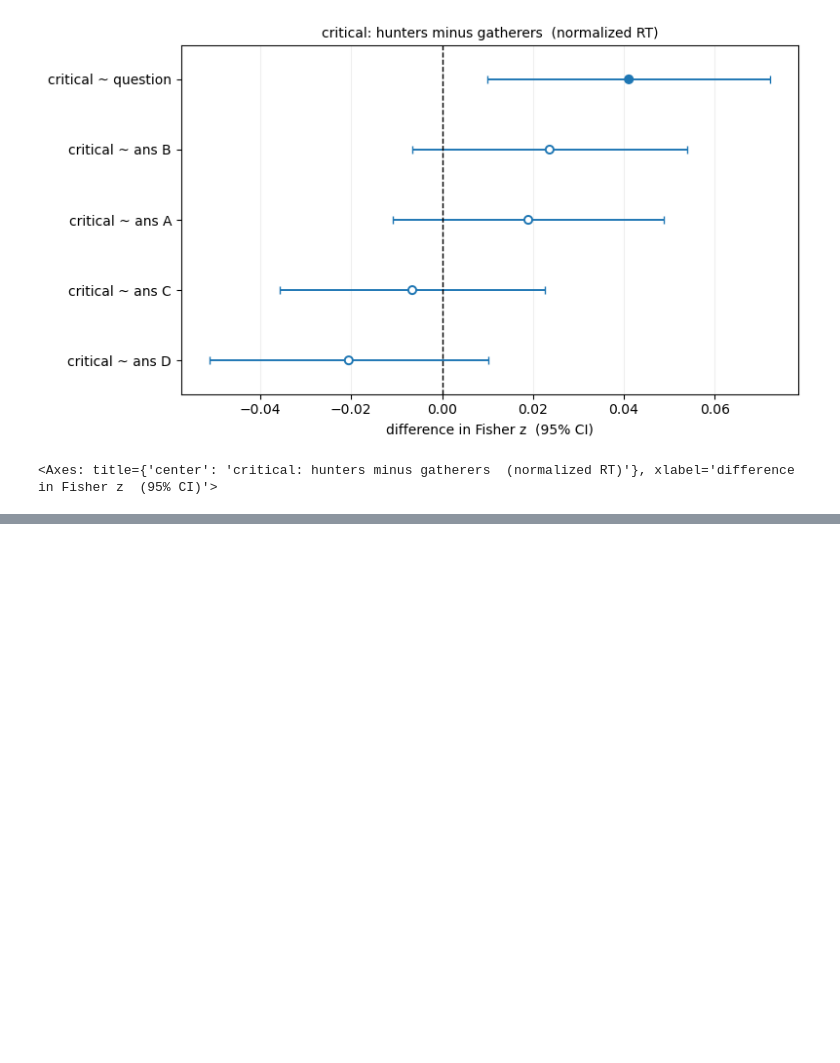
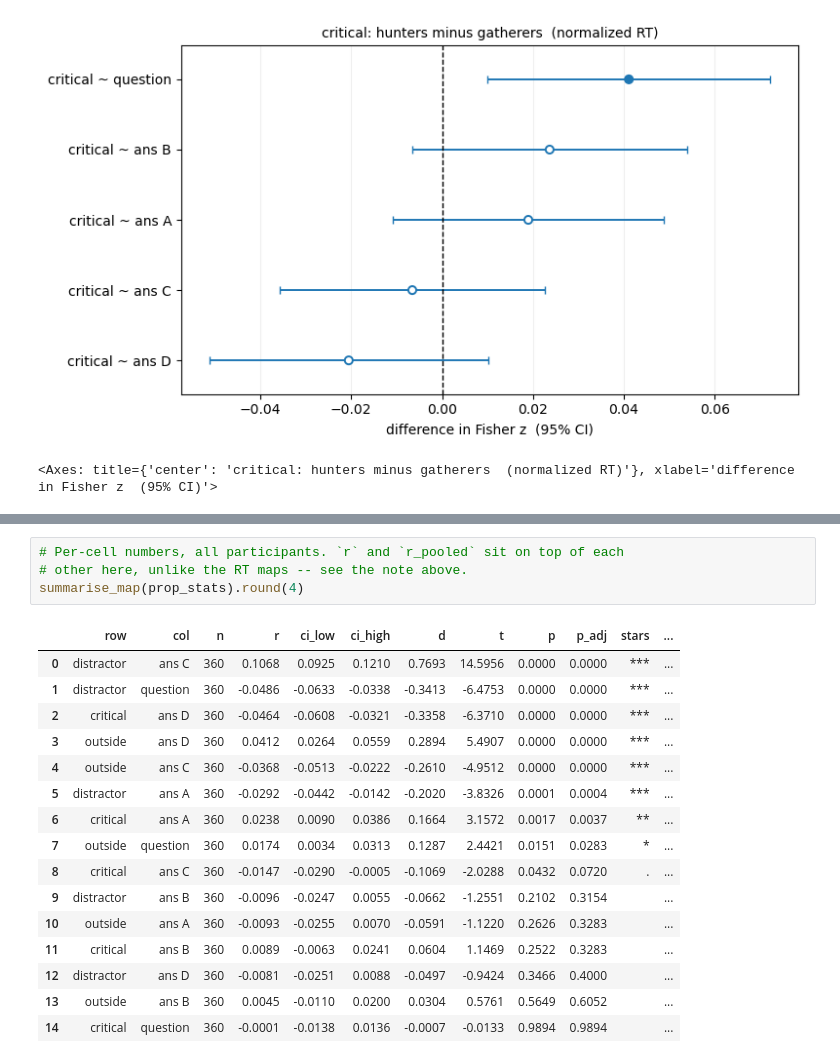
Before and after one commit to Mormorfor/QA_eyetracking, a Jupyter notebook: notebooks/text_associations.ipynb, the cells around one changed output, grey strips where cells are left out. Cells and saved outputs as stored; diff of their text form; blank space fills up the shorter version.

```diff
--- a/notebooks/text_associations.ipynb
+++ b/notebooks/text_associations.ipynb
@@ -687,0 +418,21 @@ display(rt_sweep_r2.round(3))
+# %%
+# Per-cell numbers, all participants. `r` and `r_pooled` sit on top of each
+# other here, unlike the RT maps -- see the note above.
+summarise_map(prop_stats).round(4)
+# %% [output]
+|  | row | col | n | r | ci_low | ci_high | d | t | p | p_adj | stars | ... |
+| 0 | distractor | ans C | 360 | 0.1068 | 0.0925 | 0.1210 | 0.7693 | 14.5956 | 0.0000 | 0.0000 | *** | ... |
+| 1 | distractor | question | 360 | -0.0486 | -0.0633 | -0.0338 | -0.3413 | -6.4753 | 0.0000 | 0.0000 | *** | ... |
+| 2 | critical | ans D | 360 | -0.0464 | -0.0608 | -0.0321 | -0.3358 | -6.3710 | 0.0000 | 0.0000 | *** | ... |
+| 3 | outside | ans D | 360 | 0.0412 | 0.0264 | 0.0559 | 0.2894 | 5.4907 | 0.0000 | 0.0000 | *** | ... |
+| 4 | outside | ans C | 360 | -0.0368 | -0.0513 | -0.0222 | -0.2610 | -4.9512 | 0.0000 | 0.0000 | *** | ... |
+| 5 | distractor | ans A | 360 | -0.0292 | -0.0442 | -0.0142 | -0.2020 | -3.8326 | 0.0001 | 0.0004 | *** | ... |
+| 6 | critical | ans A | 360 | 0.0238 | 0.0090 | 0.0386 | 0.1664 | 3.1572 | 0.0017 | 0.0037 | ** | ... |
+| 7 | outside | question | 360 | 0.0174 | 0.0034 | 0.0313 | 0.1287 | 2.4421 | 0.0151 | 0.0283 | * | ... |
+| 8 | critical | ans C | 360 | -0.0147 | -0.0290 | -0.0005 | -0.1069 | -2.0288 | 0.0432 | 0.0720 | . | ... |
+| 9 | distractor | ans B | 360 | -0.0096 | -0.0247 | 0.0055 | -0.0662 | -1.2551 | 0.2102 | 0.3154 |  | ... |
+| 10 | outside | ans A | 360 | -0.0093 | -0.0255 | 0.0070 | -0.0591 | -1.1220 | 0.2626 | 0.3283 |  | ... |
+| 11 | critical | ans B | 360 | 0.0089 | -0.0063 | 0.0241 | 0.0604 | 1.1469 | 0.2522 | 0.3283 |  | ... |
+| 12 | distractor | ans D | 360 | -0.0081 | -0.0251 | 0.0088 | -0.0497 | -0.9424 | 0.3466 | 0.4000 |  | ... |
+| 13 | outside | ans B | 360 | 0.0045 | -0.0110 | 0.0200 | 0.0304 | 0.5761 | 0.5649 | 0.6052 |  | ... |
+| 14 | critical | question | 360 | -0.0001 | -0.0138 | 0.0136 | -0.0007 | -0.0133 | 0.9894 | 0.9894 |  | ... |
```
Also changed, not shown: parts of 23 cells of this notebook, 10 other files.
